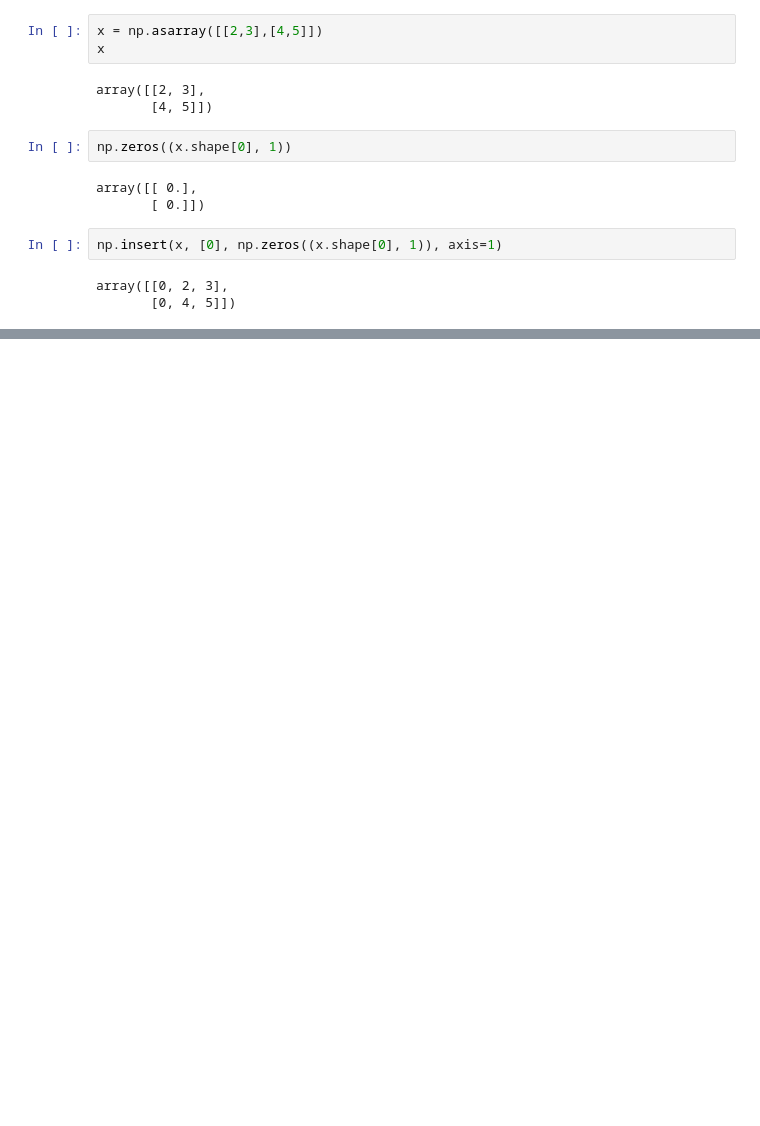
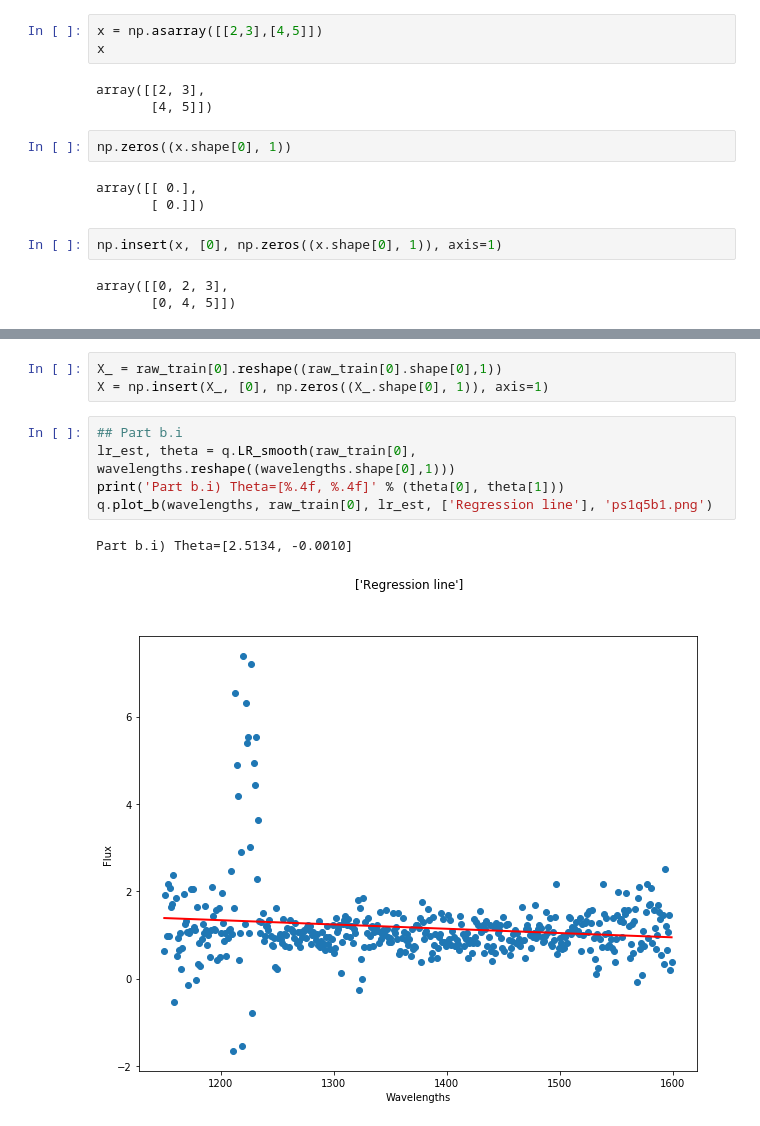
Before and after one commit to christydennison/cs229, a Jupyter notebook: pset1.5.ipynb, the cells around one changed output, grey strips where cells are left out. Cells and saved outputs as stored; diff of their text form; blank space fills up the shorter version.

```diff
--- a/pset1.5.ipynb
+++ b/pset1.5.ipynb
@@ -62,0 +72,11 @@ plt.show()
+# %%
+X_ = raw_train[0].reshape((raw_train[0].shape[0],1))
+X = np.insert(X_, [0], np.zeros((X_.shape[0], 1)), axis=1)
+# %%
+## Part b.i
+lr_est, theta = q.LR_smooth(raw_train[0], wavelengths.reshape((wavelengths.shape[0],1)))
+print('Part b.i) Theta=[%.4f, %.4f]' % (theta[0], theta[1]))
+q.plot_b(wavelengths, raw_train[0], lr_est, ['Regression line'], 'ps1q5b1.png')
+# %% [output]
+Part b.i) Theta=[2.5134, -0.0010]
+[figure, added]
```
Also changed, not shown: parts of 22 cells of this notebook, 3 other files.
